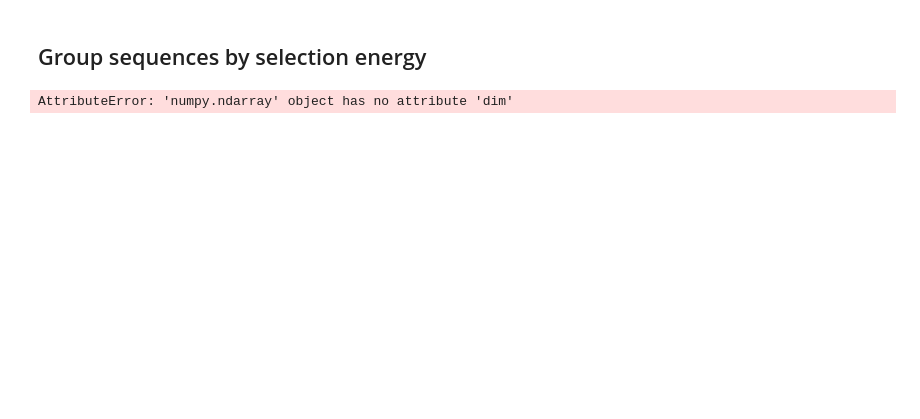
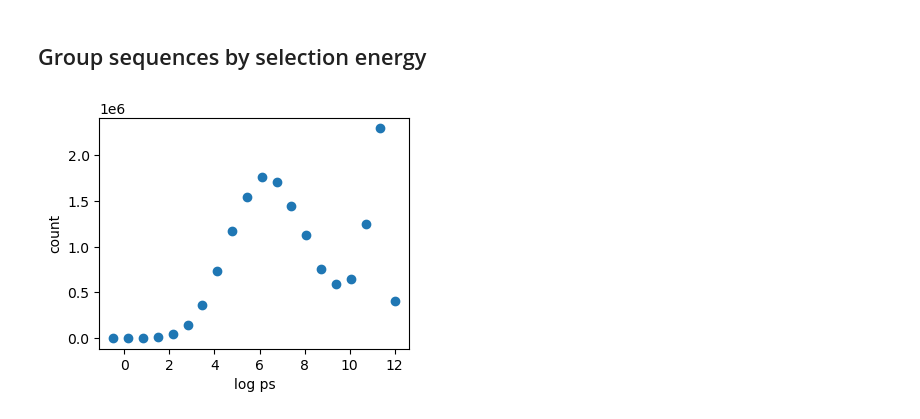
Before and after one commit to stecrotti/Aptamer2025py, a Jupyter notebook: experiments/counts.ipynb, the cells around one changed output. Saved outputs shown, nothing was run; the diff lists cells and outputs as text; code cells hidden in the pictures; blank space fills up the shorter version.

Commit message:
epistasis + sequences-counts-enrichments

```diff
--- a/experiments/counts.ipynb
+++ b/experiments/counts.ipynb
@@ -139,0 +31,2 @@ gc.collect()
+# %%
+sequences_unique_all_oh = one_hot(sequences_unique_all)
@@ -177,7 +79,7 @@ log_weights = torch.zeros(n_rounds, n_chains, dtype=dtype)
 callbacks = [callback.ConvergenceMetricsCallback(), callback.PearsonCovarianceCallback()]
 # %%
 n_sweeps = 10
-lr = 0.02
+lr = 0.05
 target_pearson = 1
 max_epochs = 500
 
@@ -201,7 +100,11 @@ df_enrich["seq"].values
-# %%
-t = 1
-logps_t = - model.selection_energy_at_round(one_hot(df_enrich["seq"].values), t)
-# %% [output]
-AttributeError: 'numpy.ndarray' object has no attribute 'dim'
+# %%
+logps_all = - model.selection_energy_at_round(sequences_unique_all_oh, 1).detach()
 # %%
-plt.hist(logps_t)
+n_bins = 20
+logps_binned, bins = torch.histogram(logps_all, bins=n_bins)
+fig, ax = plt.subplots(figsize=(4,3))
+ax.scatter(bins[1:], logps_binned)
+ax.set_xlabel('log ps')
+ax.set_ylabel('count');
+# %% [output]
+[figure, added]
```
Also changed, not shown: parts of 15 cells of this notebook, 7 other files.
